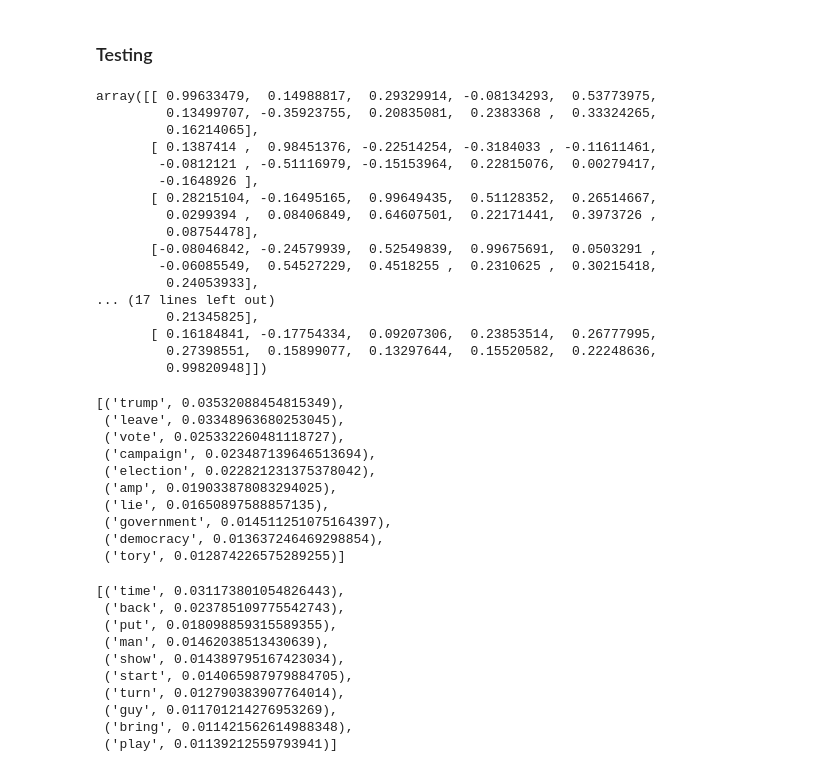
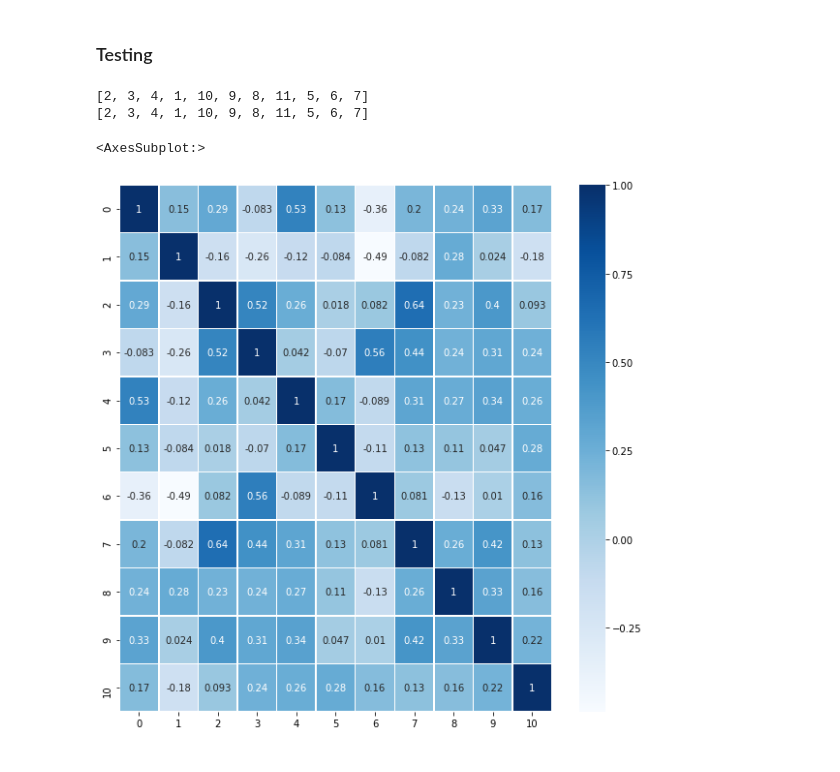
Before and after one commit to gonzalezf/TopicVisExplorer, a Jupyter notebook: jupyters/Proposed topic similarity metric- (final topic similarity metric).ipynb, the cells around one changed output. Cells and saved outputs as stored; diff of their text form; code cells hidden in the pictures.

Commit message:
topic similarity metric proposed, finally implemented. it is necessary to test it

```diff
--- a/jupyters/Proposed topic similarity metric- (final topic similarity metric).ipynb
+++ b/jupyters/Proposed topic similarity metric- (final topic similarity metric).ipynb
@@ -38,5 +38,5 @@ The same shouuld be done with the most relevant documents.
 
 
 lda_model_collecion_1 = LdaModel.load("../data/cambridge_analytica/regional_datasets/files_europe/english_europe_tweets_20190411.csv_gensim.model")
-lda_model_collecion_2 = LdaModel.load("../data/cambridge_analytica/regional_datasets/files_northamerica/english_northamerica_tweets_20190411.csv_gensim.model")
+lda_model_collecion_2 = LdaModel.load("../data/cambridge_analytica/regional_datasets/files_europe/english_europe_tweets_20190411.csv_gensim.model")
 #lda_model_collecion_2 = LdaModel.load("../data/cambridge_analytica/regional_datasets/files_northamerica/english_northamerica_tweets_20190411.csv_gensim.model")
@@ -48,6 +94,6 @@ with open('../data/cambridge_analytica/regional_datasets/files_europe/english_eu
 most_relevant_documents_collection_1 = most_relevant_documents_collection_1[['Topic_Num','Topic_Perc_Contrib','text']]
 
 # ../data/cambridge_analytica/regional_datasets/files_northamerica/english_northamerica_tweets_20190411.csvsent_topics_sorteddf_mallet_ldamodel
-with open('../data/cambridge_analytica/regional_datasets/files_northamerica/english_northamerica_tweets_20190411.csvsent_topics_sorteddf_mallet_ldamodel', 'rb') as f:
+with open('../data/cambridge_analytica/regional_datasets/files_europe/english_europe_tweets_20190411.csvsent_topics_sorteddf_mallet_ldamodel', 'rb') as f:
     most_relevant_documents_collection_2 = pickle.load(f)
 most_relevant_documents_collection_2 = most_relevant_documents_collection_2[['Topic_Num','Topic_Perc_Contrib','text']]
@@ -61,5 +161,5 @@ topic_order_1 = PreparedData_dict_with_more_info_collection_1['topic.order']
 # %%
 
-with open('../data/cambridge_analytica/regional_datasets/files_northamerica/english_northamerica_tweets_20190411_prepared_data_dict_with_more_info', 'rb') as f:
+with open('../data/cambridge_analytica/regional_datasets/files_europe/english_europe_tweets_20190411_prepared_data_dict_with_more_info', 'rb') as f:
     PreparedData_dict_with_more_info_collection_2 = pickle.load(f)
-topic_order_2 = PreparedData_dict_with_more_info_collection_1['topic.order']
+topic_order_2 = PreparedData_dict_with_more_info_collection_2['topic.order']
@@ -282,7 +419,7 @@ matrices_dict = dict()
 while i <=1.01:
     lambda_ = round(i*100/100,2)
     print(lambda_)
-    matrix = get_matrix(wordembedding, lda_model_collecion_1, most_relevant_documents_collection_1, lda_model_collecion_2, most_relevant_documents_collection_2,topn, lambda_, topic_order_1, topic_order_2, tinfo_collection_1, tinfo_collection_1, topkdocuments)
+    matrix = get_matrix(wordembedding, lda_model_collecion_1, most_relevant_documents_collection_1, lda_model_collecion_2, most_relevant_documents_collection_2,topn, lambda_, topic_order_1, topic_order_2, tinfo_collection_1, tinfo_collection_2, topkdocuments)
     matrices_dict[lambda_] = matrix
     i+=0.01
 # %% [output]
@@ -309,48 +451,2 @@ with open('../data/cambridge_analytica/regional_datasets/matrix_europe_vs_northa
 # %% [markdown]
 ### Testing
-# %%
-matrices_dict[0.89]
-# %% [output]
-array([[ 0.99633479,  0.14988817,  0.29329914, -0.08134293,  0.53773975,
-         0.13499707, -0.35923755,  0.20835081,  0.2383368 ,  0.33324265,
-         0.16214065],
-       [ 0.1387414 ,  0.98451376, -0.22514254, -0.3184033 , -0.11611461,
-        -0.0812121 , -0.51116979, -0.15153964,  0.22815076,  0.00279417,
-        -0.1648926 ],
-       [ 0.28215104, -0.16495165,  0.99649435,  0.51128352,  0.26514667,
-         0.0299394 ,  0.08406849,  0.64607501,  0.22171441,  0.3973726 ,
-         0.08754478],
-       [-0.08046842, -0.24579939,  0.52549839,  0.99675691,  0.0503291 ,
-        -0.06085549,  0.54527229,  0.4518255 ,  0.2310625 ,  0.30215418,
-         0.24053933],
-... (17 lines left out)
-         0.21345825],
-       [ 0.16184841, -0.17754334,  0.09207306,  0.23853514,  0.26777995,
-         0.27398551,  0.15899077,  0.13297644,  0.15520582,  0.22248636,
-         0.99820948]])
-# %%
-lda_model_collecion_1.show_topic(1)
-# %% [output]
-[('trump', 0.03532088454815349),
- ('leave', 0.03348963680253045),
- ('vote', 0.025332260481118727),
- ('campaign', 0.023487139646513694),
- ('election', 0.022821231375378042),
- ('amp', 0.019033878083294025),
- ('lie', 0.01650897588857135),
- ('government', 0.014511251075164397),
- ('democracy', 0.013637246469298854),
- ('tory', 0.012874226575289255)]
-# %%
-lda_model_collecion_2.show_topic(1)
-# %% [output]
-[('time', 0.031173801054826443),
- ('back', 0.023785109775542743),
- ('put', 0.018098859315589355),
- ('man', 0.01462038513430639),
- ('show', 0.014389795167423034),
- ('start', 0.014065987979884705),
- ('turn', 0.012790383907764014),
- ('guy', 0.011701214276953269),
- ('bring', 0.011421562614988348),
- ('play', 0.01139212559793941)]
@@ -357 +456,14 @@ lda_model_collecion_2.show_topic(1)
+# %%
+print(topic_order_1)
+print(topic_order_2)
+# %% [output]
+[2, 3, 4, 1, 10, 9, 8, 11, 5, 6, 7]
+[2, 3, 4, 1, 10, 9, 8, 11, 5, 6, 7]
+# %%
+
+fig, ax = plt.subplots(figsize=(10,10))
+sns.heatmap(matrices_dict[1.0], annot=True, cmap='Blues', linewidths=.5, ax=ax)
+# %% [output]
+<AxesSubplot:>
+[figure, added]
 # %%
```
Also changed, not shown: parts of 18 cells of this notebook, 3 other files.
